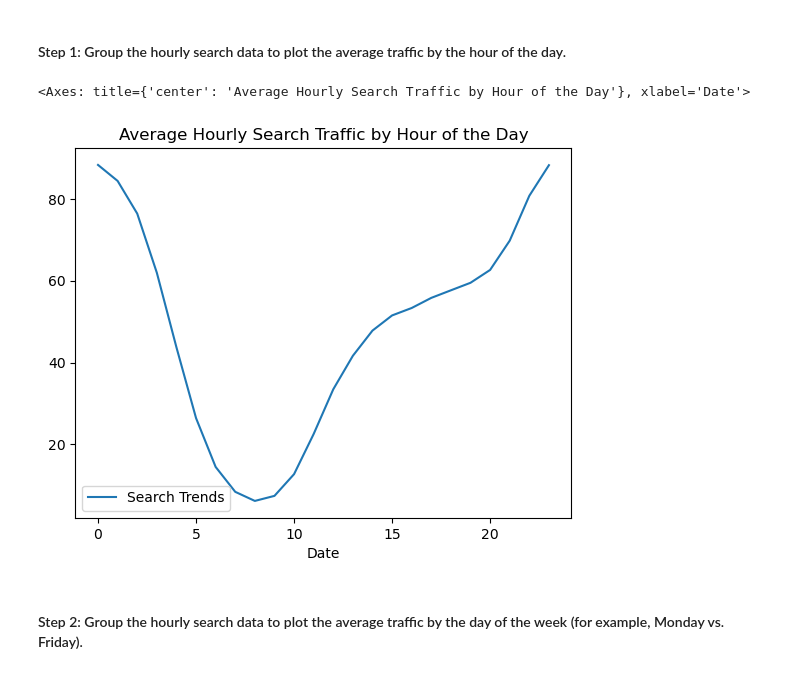
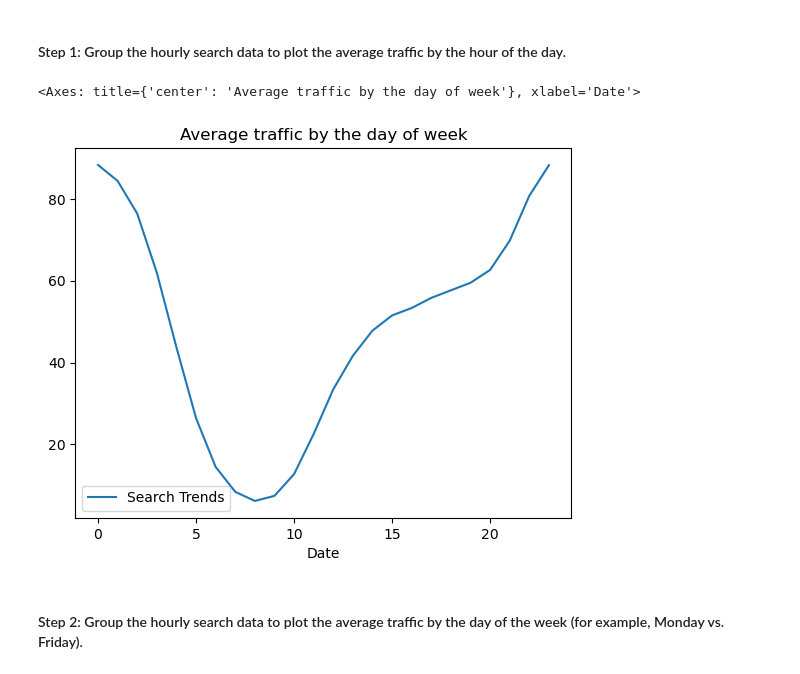
Before and after one commit to skiluvia/prophet-challenge, a Jupyter notebook: forecasting_net_prophet.ipynb, the cells around one changed output. Saved outputs shown, nothing was run; the diff lists cells and outputs as text; code cells hidden in the pictures.

```diff
--- a/forecasting_net_prophet.ipynb
+++ b/forecasting_net_prophet.ipynb
@@ -157,11 +157,11 @@ To that end, you want to mine the search traffic data for predictable seasonal p
 # %%
 # Group the hourly search data to plot the average traffic by the day of week
 df_mercado_trends_hour = df_mercado_trends.groupby(df_mercado_trends.index.hour).mean()
 # Plot the average traffic by the day of week
-df_mercado_trends_hour.plot(title='Average Hourly Search Traffic by Hour of the Day')
+df_mercado_trends_hour.plot(title='Average traffic by the day of week')
 # %% [output]
-<Axes: title={'center': 'Average Hourly Search Traffic by Hour of the Day'}, xlabel='Date'>
+<Axes: title={'center': 'Average traffic by the day of week'}, xlabel='Date'>
-[figure, old version]
+[figure, new version]
 # %% [markdown]
 #### Step 2: Group the hourly search data to plot the average traffic by the day of the week (for example, Monday vs. Friday).
 # %%
```
Also changed, not shown: 5 other files.
